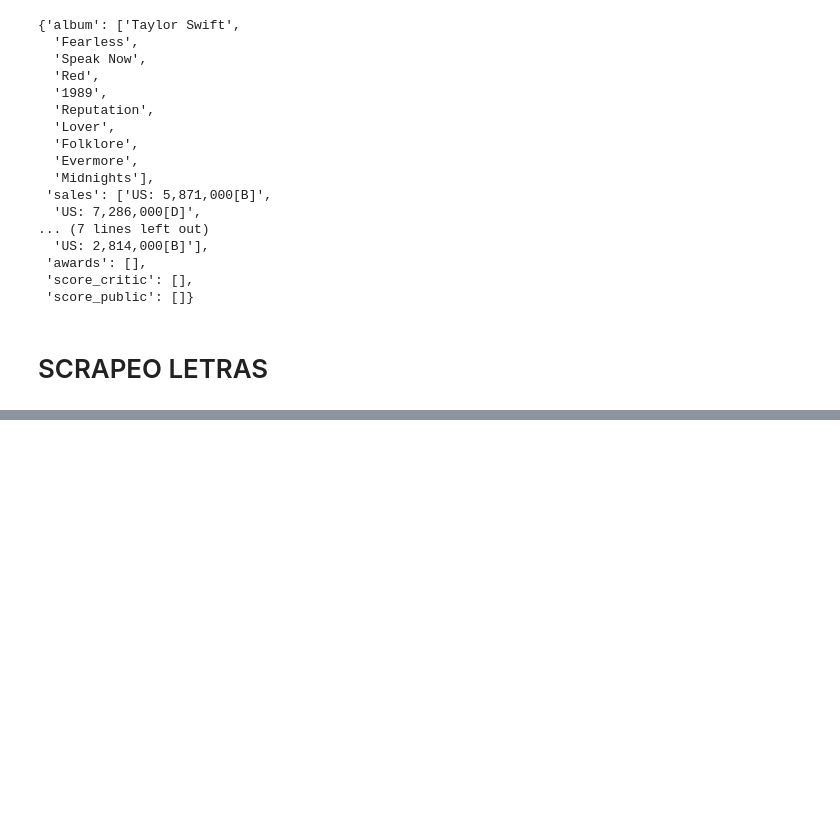
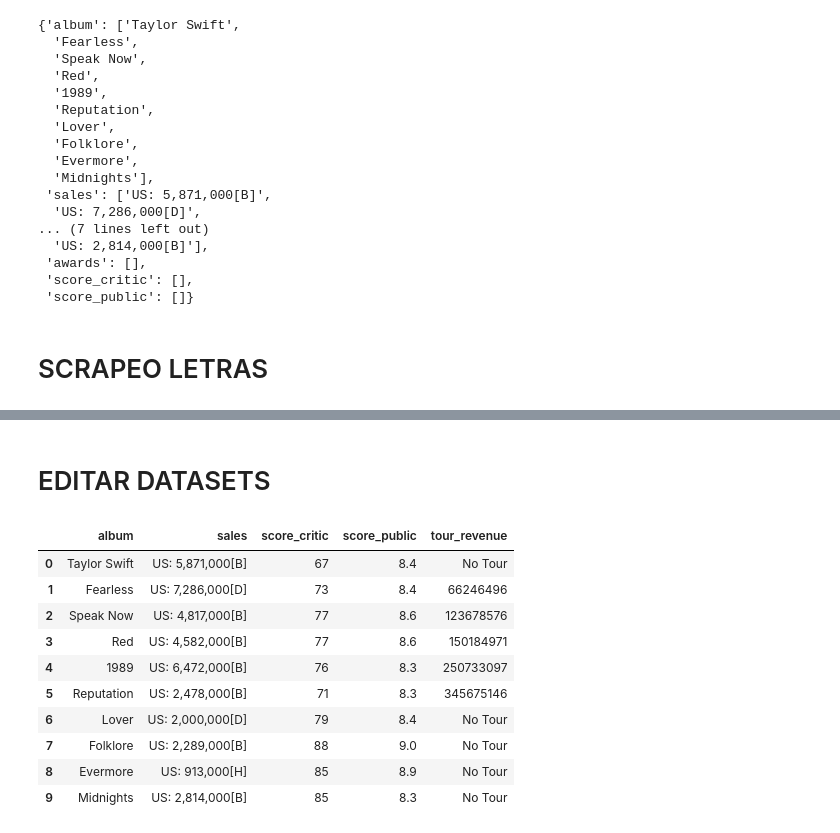
Before and after one commit to icorreald/promog-modulo4-sprint2-pairprogramming-marina_escobar-isabel_correal, a Jupyter notebook: isa_hace_cosas.ipynb, the cells around one changed output, grey strips where cells are left out. Cells and saved outputs as stored; diff of their text form; code cells hidden in the pictures; blank space fills up the shorter version.

```diff
--- a/isa_hace_cosas.ipynb
+++ b/isa_hace_cosas.ipynb
@@ -256,0 +348,2 @@ selector letras: #lyrics-root > div:nth-child(2)
+# %% [markdown]
+# EDITAR DATASETS
@@ -256,0 +352,15 @@ selector letras: #lyrics-root > div:nth-child(2)
+# %%
+album_info['tour_revenue'] = ('No Tour', 66246496, 123678576, 150184971, 250733097, 345675146, 'No Tour', 'No Tour', 'No Tour', 'No Tour')
+album_info
+# %% [output]
+|  | album | sales | score_critic | score_public | tour_revenue |
+| 0 | Taylor Swift | US: 5,871,000[B] | 67 | 8.4 | No Tour |
+| 1 | Fearless | US: 7,286,000[D] | 73 | 8.4 | 66246496 |
+| 2 | Speak Now | US: 4,817,000[B] | 77 | 8.6 | 123678576 |
+| 3 | Red | US: 4,582,000[B] | 77 | 8.6 | 150184971 |
+| 4 | 1989 | US: 6,472,000[B] | 76 | 8.3 | 250733097 |
+| 5 | Reputation | US: 2,478,000[B] | 71 | 8.3 | 345675146 |
+| 6 | Lover | US: 2,000,000[D] | 79 | 8.4 | No Tour |
+| 7 | Folklore | US: 2,289,000[B] | 88 | 9.0 | No Tour |
+| 8 | Evermore | US: 913,000[H] | 85 | 8.9 | No Tour |
+| 9 | Midnights | US: 2,814,000[B] | 85 | 8.3 | No Tour |
```
Also changed, not shown: parts of 13 cells of this notebook, 3 other files.
